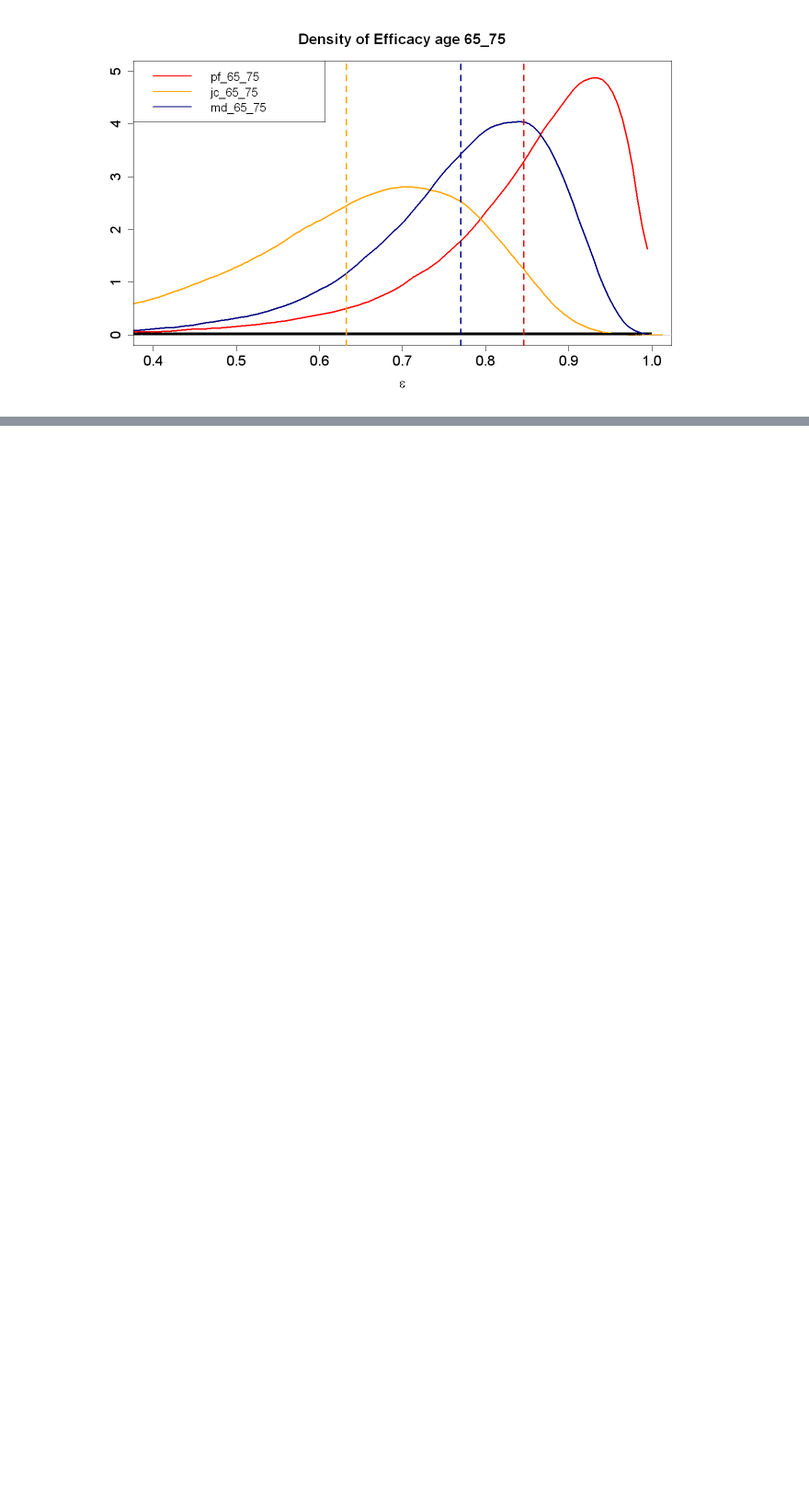
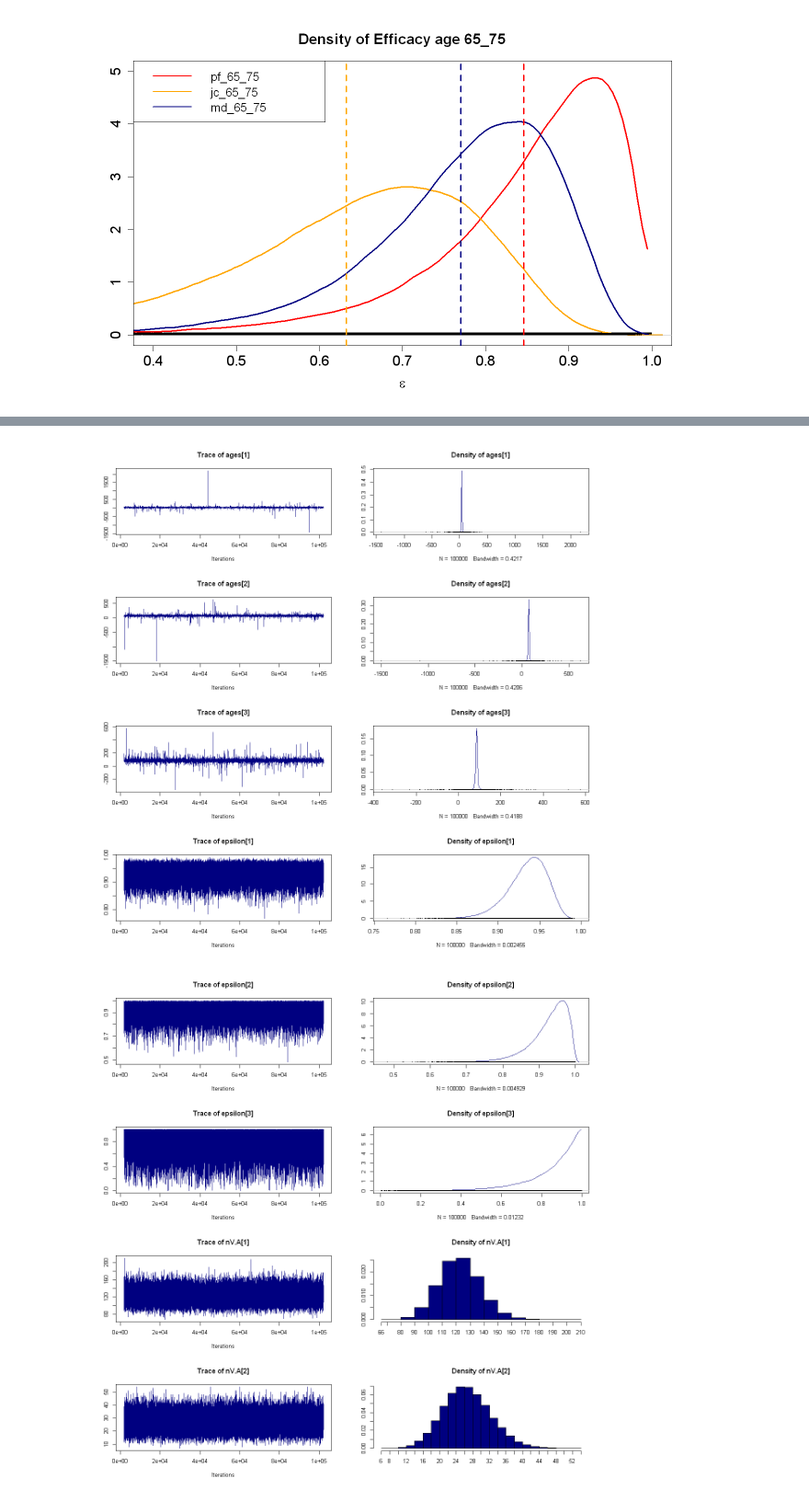
Before and after one commit to mojee13/AdvStat_Project, a Jupyter notebook: Main.ipynb, the cells around one changed output, grey strips where cells are left out. Shown at 92% size. Drawn from its saved outputs; the diff is of its cells as text; code cells hidden in the pictures; blank space fills up the shorter version.

```diff
--- a/Main.ipynb
+++ b/Main.ipynb
@@ -694,0 +765,5 @@ legend("topleft", legend=c("pf_75+", "jc_75+","md_75+"),col=c("red", "orange","n
+# %%
+plot(sim,col='navy')
+# %% [output]
+[figure, added]
+[figure, added]
```
Also changed, not shown: parts of 17 cells of this notebook.
